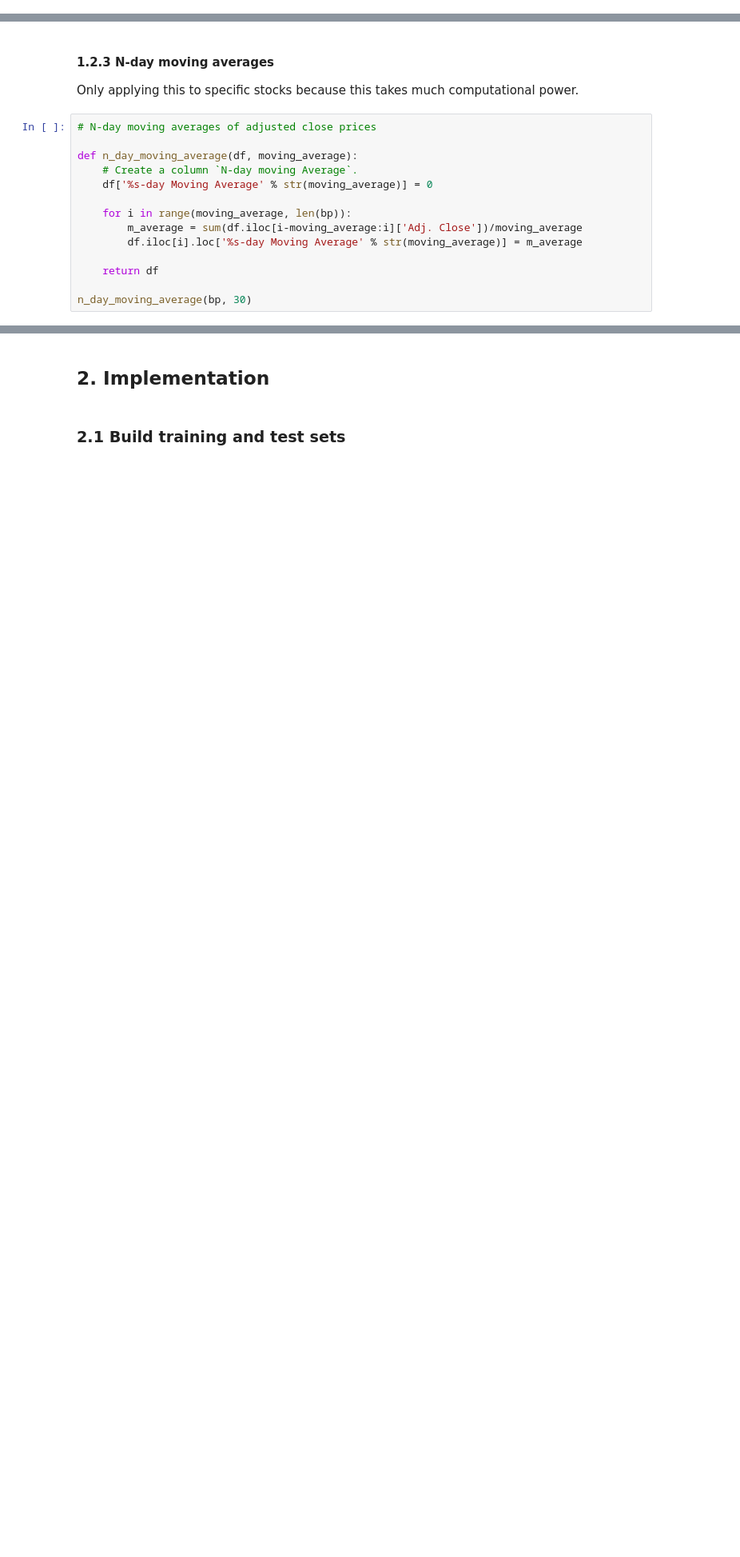
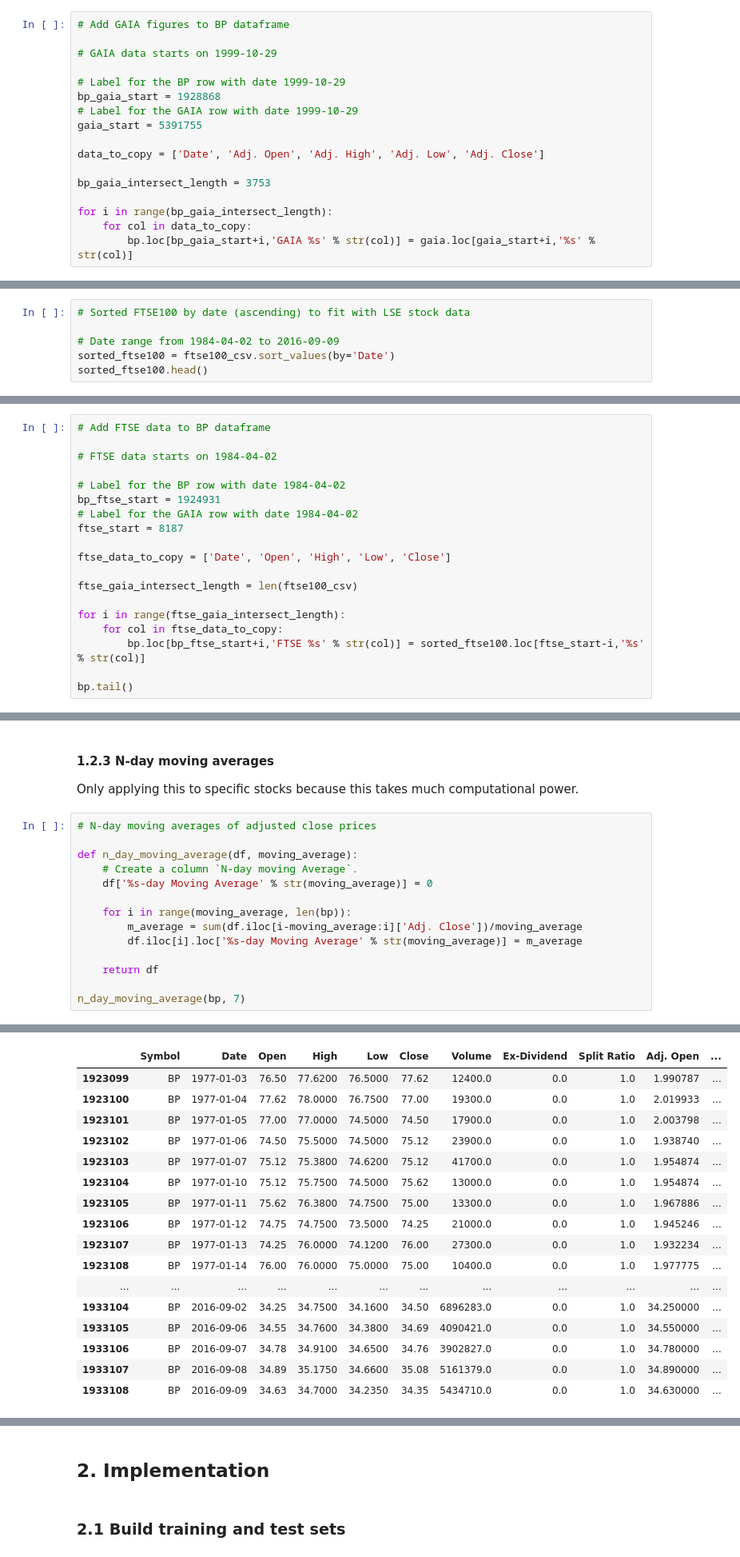
Before and after one commit to jessicayung/machine-learning-nd, a Jupyter notebook: p5-capstone/III. Methodology - Code.ipynb, the cells around one changed output, grey strips where cells are left out. Shown: that part at 80% size. Saved outputs shown, nothing was run; the diff lists cells and outputs as text; blank space fills up the shorter version.

```diff
--- a/p5-capstone/III. Methodology - Code.ipynb
+++ b/p5-capstone/III. Methodology - Code.ipynb
@@ -104,0 +148,17 @@ Zoltav Resources Inc: ZOL
+# %%
+# Add GAIA figures to BP dataframe
+
+# GAIA data starts on 1999-10-29
+
+# Label for the BP row with date 1999-10-29
+bp_gaia_start = 1928868
+# Label for the GAIA row with date 1999-10-29
+gaia_start = 5391755
+
+data_to_copy = ['Date', 'Adj. Open', 'Adj. High', 'Adj. Low', 'Adj. Close']
+
+bp_gaia_intersect_length = 3753
+
+for i in range(bp_gaia_intersect_length):
+    for col in data_to_copy:
+        bp.loc[bp_gaia_start+i,'GAIA %s' % str(col)] = gaia.loc[gaia_start+i,'%s' % str(col)]
@@ -116,3 +199,9 @@ ftse100_csv.head()
 | 2 | 2016-09-07 | 6826.05 | 6856.12 | 6814.87 | 6846.58 |
 | 3 | 2016-09-06 | 6879.42 | 6887.92 | 6818.96 | 6826.05 |
 | 4 | 2016-09-05 | 6894.60 | 6910.66 | 6867.08 | 6879.42 |
+# %%
+# Sorted FTSE100 by date (ascending) to fit with LSE stock data
+
+# Date range from 1984-04-02 to 2016-09-09
+sorted_ftse100 = ftse100_csv.sort_values(by='Date')
+sorted_ftse100.head()
@@ -118,0 +230,19 @@ ftse100_csv.head()
+# %%
+# Add FTSE data to BP dataframe
+
+# FTSE data starts on 1984-04-02
+
+# Label for the BP row with date 1984-04-02
+bp_ftse_start = 1924931
+# Label for the GAIA row with date 1984-04-02
+ftse_start = 8187
+
+ftse_data_to_copy = ['Date', 'Open', 'High', 'Low', 'Close']
+
+ftse_gaia_intersect_length = len(ftse100_csv)
+
+for i in range(ftse_gaia_intersect_length):
+    for col in ftse_data_to_copy:
+        bp.loc[bp_ftse_start+i,'FTSE %s' % str(col)] = sorted_ftse100.loc[ftse_start-i,'%s' % str(col)]
+
+bp.tail()
@@ -123,26 +285,43 @@ Only applying this to specific stocks because this takes much computational powe
 # %%
 # N-day moving averages of adjusted close prices
 
 def n_day_moving_average(df, moving_average):
     # Create a column `N-day moving Average`.
     df['%s-day Moving Average' % str(moving_average)] = 0
 
     for i in range(moving_average, len(bp)):
         m_average = sum(df.iloc[i-moving_average:i]['Adj. Close'])/moving_average
         df.iloc[i].loc['%s-day Moving Average' % str(moving_average)] = m_average
 
     return df
 
-n_day_moving_average(bp, 30)
+n_day_moving_average(bp, 7)
 # %% [output]
 A value is trying to be set on a copy of a slice from a DataFrame.
 Try using .loc[row_indexer,col_indexer] = value instead
 
 See the caveats in the documentation: http://pandas.pydata.org/pandas-docs/stable/indexing.html#indexing-view-versus-copy
 A value is trying to be set on a copy of a slice from a DataFrame
 
 See the caveats in the documentation: http://pandas.pydata.org/pandas-docs/stable/indexing.html#indexing-view-versus-copy
   self._setitem_with_indexer(indexer, value)
 A value is trying to be set on a copy of a slice from a DataFrame
 
 See the caveats in the documentation: http://pandas.pydata.org/pandas-docs/stable/indexing.html#indexing-view-versus-copy
+|  | Symbol | Date | Open | High | Low | Close | Volume | Ex-Dividend | Split Ratio | Adj. Open | ... |
+| 1923099 | BP | 1977-01-03 | 76.50 | 77.6200 | 76.5000 | 77.62 | 12400.0 | 0.0 | 1.0 | 1.990787 | ... |
+| 1923100 | BP | 1977-01-04 | 77.62 | 78.0000 | 76.7500 | 77.00 | 19300.0 | 0.0 | 1.0 | 2.019933 | ... |
+| 1923101 | BP | 1977-01-05 | 77.00 | 77.0000 | 74.5000 | 74.50 | 17900.0 | 0.0 | 1.0 | 2.003798 | ... |
+| 1923102 | BP | 1977-01-06 | 74.50 | 75.5000 | 74.5000 | 75.12 | 23900.0 | 0.0 | 1.0 | 1.938740 | ... |
+| 1923103 | BP | 1977-01-07 | 75.12 | 75.3800 | 74.6200 | 75.12 | 41700.0 | 0.0 | 1.0 | 1.954874 | ... |
+| 1923104 | BP | 1977-01-10 | 75.12 | 75.7500 | 74.5000 | 75.62 | 13000.0 | 0.0 | 1.0 | 1.954874 | ... |
+| 1923105 | BP | 1977-01-11 | 75.62 | 76.3800 | 74.7500 | 75.00 | 13300.0 | 0.0 | 1.0 | 1.967886 | ... |
+| 1923106 | BP | 1977-01-12 | 74.75 | 74.7500 | 73.5000 | 74.25 | 21000.0 | 0.0 | 1.0 | 1.945246 | ... |
+| 1923107 | BP | 1977-01-13 | 74.25 | 76.0000 | 74.1200 | 76.00 | 27300.0 | 0.0 | 1.0 | 1.932234 | ... |
+| 1923108 | BP | 1977-01-14 | 76.00 | 76.0000 | 75.0000 | 75.00 | 10400.0 | 0.0 | 1.0 | 1.977775 | ... |
+| ... | ... | ... | ... | ... | ... | ... | ... | ... | ... | ... | ... |
+| 1933104 | BP | 2016-09-02 | 34.25 | 34.7500 | 34.1600 | 34.50 | 6896283.0 | 0.0 | 1.0 | 34.250000 | ... |
+| 1933105 | BP | 2016-09-06 | 34.55 | 34.7600 | 34.3800 | 34.69 | 4090421.0 | 0.0 | 1.0 | 34.550000 | ... |
+| 1933106 | BP | 2016-09-07 | 34.78 | 34.9100 | 34.6500 | 34.76 | 3902827.0 | 0.0 | 1.0 | 34.780000 | ... |
+| 1933107 | BP | 2016-09-08 | 34.89 | 35.1750 | 34.6600 | 35.08 | 5161379.0 | 0.0 | 1.0 | 34.890000 | ... |
+| 1933108 | BP | 2016-09-09 | 34.63 | 34.7000 | 34.2350 | 34.35 | 5434710.0 | 0.0 | 1.0 | 34.630000 | ... |
```
Also changed, not shown: parts of 22 cells of this notebook.
